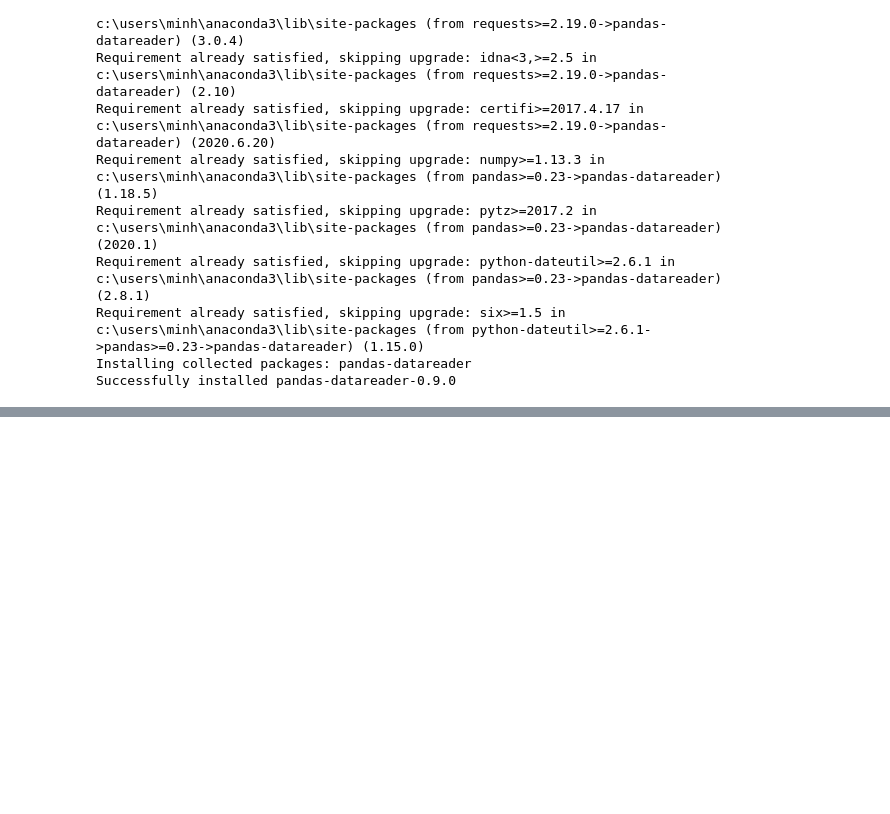
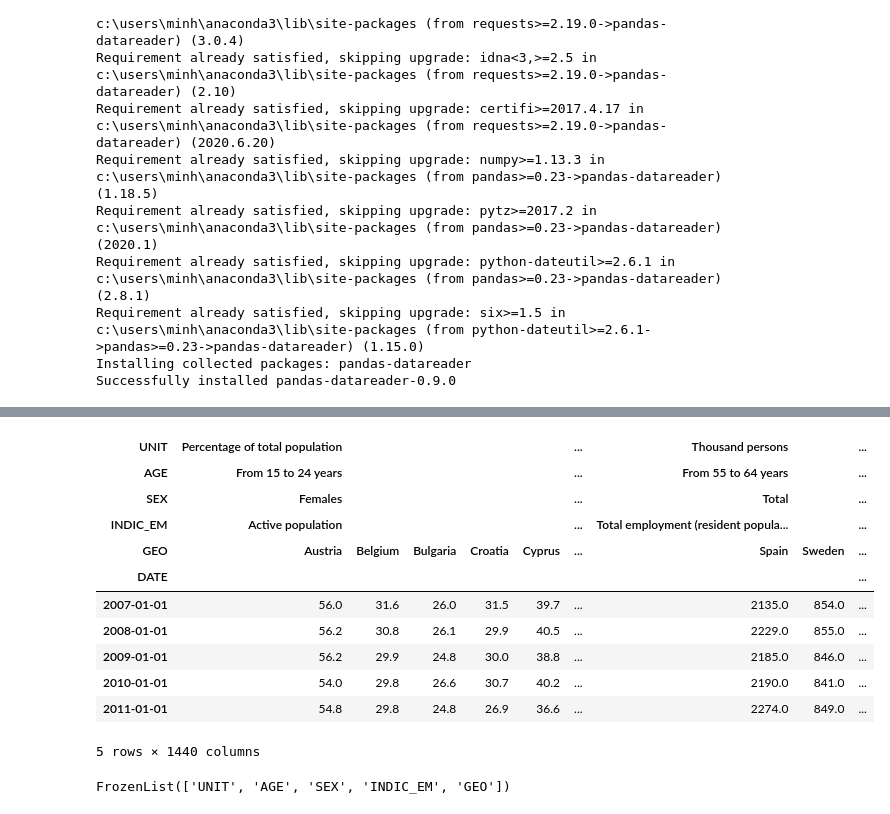
Before and after one commit to xiaoww3/Final-Project, a Jupyter notebook: Untitled.ipynb, the cells around one changed output, grey strips where cells are left out. Drawn from its saved outputs; the diff is of its cells as text; code cells hidden in the pictures; blank space fills up the shorter version.

```diff
--- a/Untitled.ipynb
+++ b/Untitled.ipynb
@@ -77,0 +80,2 @@ import requests
+# %%
+employ=pd.read_csv(url3)
@@ -77,0 +91,2 @@ import requests
+# %%
+pd.set_option('display.max_columns',10)
@@ -77,0 +102,2 @@ import requests
+# %%
+employ=employ.pivot_table(values='Value',index=['DATE'],columns=['UNIT','AGE','SEX','INDIC_EM','GEO'])
@@ -77,0 +106,21 @@ import requests
+# %%
+employ.index=pd.to_datetime(employ.index)
+# %%
+employ.head()
+# %% [output]
+| UNIT | Percentage of total population |  |  |  |  | ... | Thousand persons |  | ... |
+| AGE | From 15 to 24 years |  |  |  |  | ... | From 55 to 64 years |  | ... |
+| SEX | Females |  |  |  |  | ... | Total |  | ... |
+| INDIC_EM | Active population |  |  |  |  | ... | Total employment (resident popula... |  | ... |
+| GEO | Austria | Belgium | Bulgaria | Croatia | Cyprus | ... | Spain | Sweden | ... |
+| DATE |  |  |  |  |  |  |  |  | ... |
+| 2007-01-01 | 56.0 | 31.6 | 26.0 | 31.5 | 39.7 | ... | 2135.0 | 854.0 | ... |
+| 2008-01-01 | 56.2 | 30.8 | 26.1 | 29.9 | 40.5 | ... | 2229.0 | 855.0 | ... |
+| 2009-01-01 | 56.2 | 29.9 | 24.8 | 30.0 | 38.8 | ... | 2185.0 | 846.0 | ... |
+| 2010-01-01 | 54.0 | 29.8 | 26.6 | 30.7 | 40.2 | ... | 2190.0 | 841.0 | ... |
+| 2011-01-01 | 54.8 | 29.8 | 24.8 | 26.9 | 36.6 | ... | 2274.0 | 849.0 | ... |
+5 rows × 1440 columns
+# %%
+employ.columns.names
+# %% [output]
+FrozenList(['UNIT', 'AGE', 'SEX', 'INDIC_EM', 'GEO'])
```
Also changed, not shown: parts of 16 cells of this notebook.
